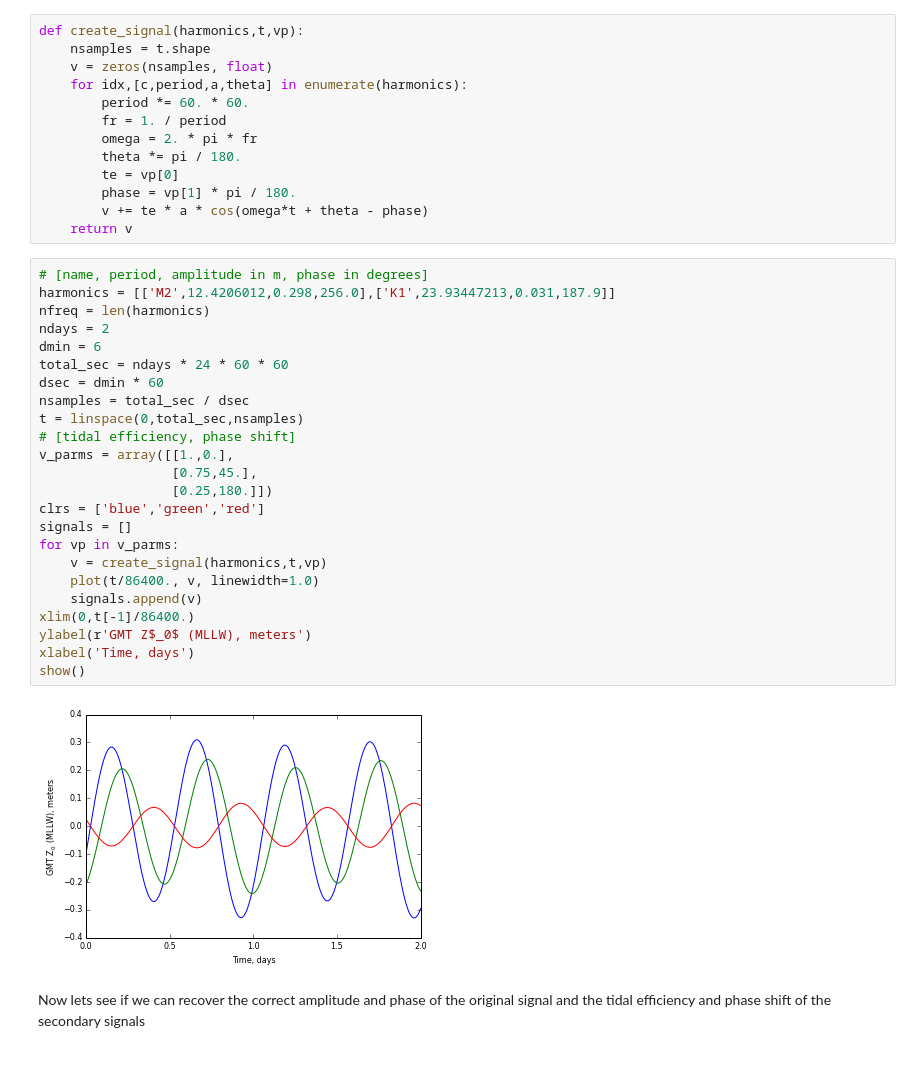
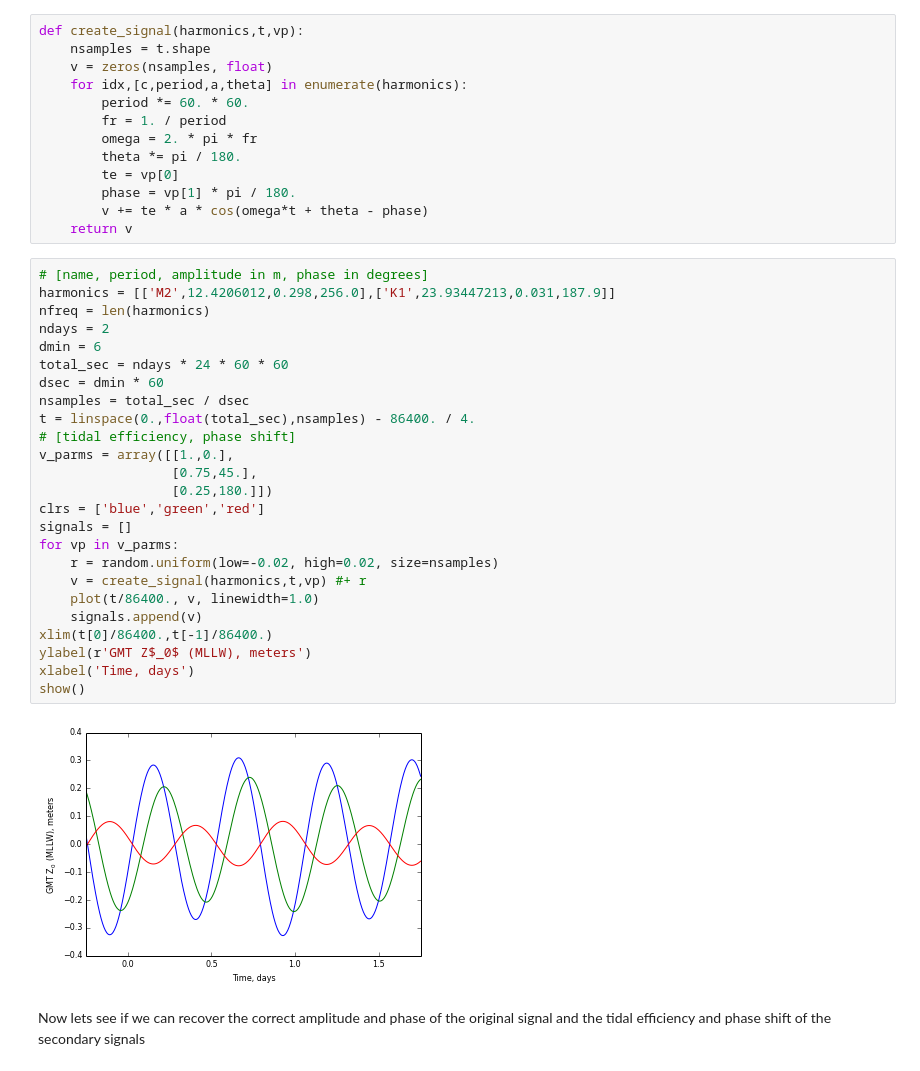
Before and after one commit to jdhughes-usgs/IPyNB, a Jupyter notebook: Tidal/TidalAnalysis_HarmonicAnalysis.ipynb, the cells around one changed output. Drawn from its saved outputs; the diff is of its cells as text.

```diff
--- a/Tidal/TidalAnalysis_HarmonicAnalysis.ipynb
+++ b/Tidal/TidalAnalysis_HarmonicAnalysis.ipynb
@@ -31,29 +31,30 @@ def create_signal(harmonics,t,vp):
 # %%
 # [name, period, amplitude in m, phase in degrees]
 harmonics = [['M2',12.4206012,0.298,256.0],['K1',23.93447213,0.031,187.9]]
 nfreq = len(harmonics)
 ndays = 2
 dmin = 6
 total_sec = ndays * 24 * 60 * 60
 dsec = dmin * 60
 nsamples = total_sec / dsec
-t = linspace(0,total_sec,nsamples)
+t = linspace(0.,float(total_sec),nsamples) - 86400. / 4.
 # [tidal efficiency, phase shift]
 v_parms = array([[1.,0.],
                  [0.75,45.],
                  [0.25,180.]])
 clrs = ['blue','green','red']
 signals = []
 for vp in v_parms:
-    v = create_signal(harmonics,t,vp)
+    r = random.uniform(low=-0.02, high=0.02, size=nsamples)
+    v = create_signal(harmonics,t,vp) #+ r
     plot(t/86400., v, linewidth=1.0)
     signals.append(v)
-xlim(0,t[-1]/86400.)
+xlim(t[0]/86400.,t[-1]/86400.)
 ylabel(r'GMT Z$_0$ (MLLW), meters')
 xlabel('Time, days')
 show()
 # %% [output]
-[figure, old version]
+[figure, new version]
 # %% [markdown]
 Now lets see if we can recover the correct amplitude and phase of the original signal and
 the tidal efficiency and phase shift of the secondary signals
```
Also changed, not shown: parts of 1 cell of this notebook, 4 other files.
